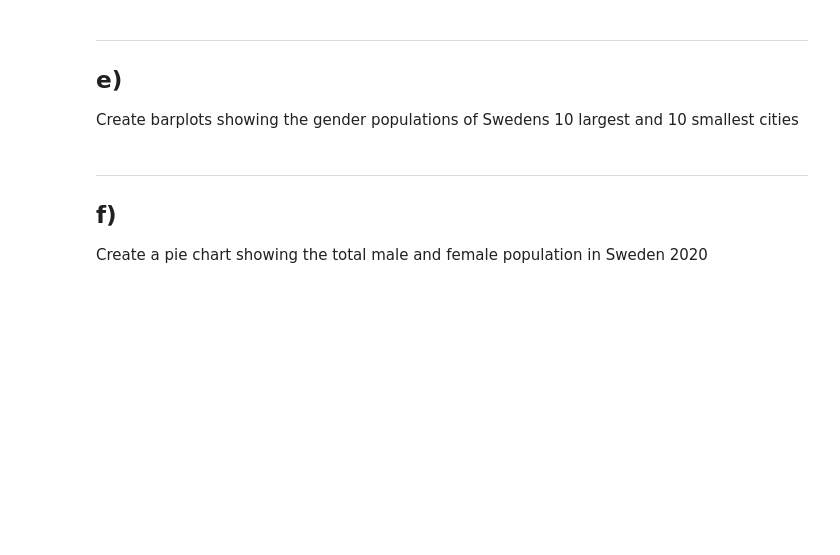
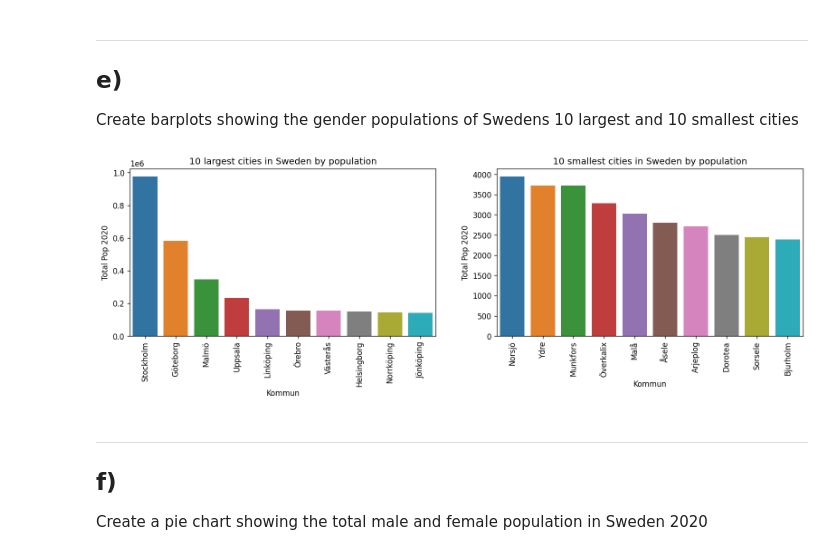
Before and after one commit to Andreas-Svensson/data_processing, a Jupyter notebook: Exercises/E00_pandas_basic_syntax.ipynb, the cells around one changed output. Drawn from its saved outputs; the diff is of its cells as text; code cells hidden in the pictures; blank space fills up the shorter version.

```diff
--- a/Exercises/E00_pandas_basic_syntax.ipynb
+++ b/Exercises/E00_pandas_basic_syntax.ipynb
@@ -265,3 +265,10 @@ for i, (data_frame, title) in enumerate(zip(data_frames, titles)):
 # 3. Cities in Sweden - gender (*)
 We continue with the same Excel-file as in task 2, but now you should also read in the sheets "Kvinnor" and "Män" into two additional DataFrames.
 In this task, many operations are similar to all three datasets, try creating custom made functions to reuse as much code as possible.
+# %%
+file_path = "../Data/komtopp50_2020.xlsx"
+sheet_names = ["Kvinnor", "Män"]
+
+df_dict = pd.read_excel(file_path, sheet_name=sheet_names, header=6) # reading 3 sheets, stored as dict
+
+df_dict["Kvinnor"].head()
@@ -301,3 +339,6 @@ Merge the male and female DataFrames vertically and set index to "Kommun". Note
 |   ...  | ...       | ...  | ...   | ...  | ...    |
 | 288 | Överkalix    |             1559 |             1578 |    -1.20406  | Kvinna |
 | 289 | Övertorneå   |             2027 |             2065 |    -1.84019  | Kvinna |
+# %%
+df_merged = pd.concat((df_dict[sheet] for sheet in df_dict)).drop(["Rang 2020", "Rang 2019"], axis = "columns")
+df_merged[df_merged["Kommun"] == "Ale"]
@@ -313,6 +370,19 @@ Extract and change column name from the total DataFrame so that the head look li
 |  2 | Alvesta  |            20224 |            20134 |           0.447005 |
 |  3 | Aneby    |             6821 |             6848 |          -0.394276 |
 |  4 | Arboga   |            14039 |            14087 |          -0.34074  |
+# %%
+df.rename(
+    columns={
+        "Folkmängd 2020": "Total Pop 2020",
+        "Folkmängd 2019": "Total Pop 2019",
+        "Förändring": "Total Förändring",
+    },
+    inplace=True,
+)
+
+df.drop(["Rang2020", "Rang 2019"], axis="columns", inplace=True)
+
+#df.set_index("Kommun", inplace = True)
 # %% [markdown]
 ---
 ## d)
@@ -325,3 +395,12 @@ Merge this data with the data in b) so that the head look like this: (*)
 | Göteborg  |           292505 |           290308 |     0.756782 | Man    |           583056 |           579281 |           0.65167  |
 | Göteborg  |           290551 |           288973 |     0.546072 | Kvinna |           583056 |           579281 |           0.65167  |
 | Malmö     |           175411 |           173543 |     1.07639  | Kvinna |           347949 |           344166 |           1.09918  |
+# %%
+merges = ["Total Pop 2020", "Total Pop 2019", "Total Förändring"] # columns to merge
+
+for column in merges: # add columns:
+    df_merged[column] = df[column]
+
+df_merged.sort_values(by = "Total Pop 2020", ascending = False, inplace = True) # sort to match example output
+
+df_merged.head()
@@ -329,6 +415,20 @@ Merge this data with the data in b) so that the head look like this: (*)
 ---
 ## e)
 Create barplots showing the gender populations of Swedens 10 largest and 10 smallest cities
+# %%
+fig, axes = plt.subplots(1, 2, figsize=(16, 4), dpi=120)
+titles = [
+    "10 largest cities in Sweden by population",
+    "10 smallest cities in Sweden by population",
+]
+data_frames = [df_merged.head(20), df_merged.tail(20)]
+
+for i, data in enumerate(data_frames):
+    sns.barplot(data=data, x="Kommun", y="Total Pop 2020", ax=axes[i])
+    axes[i].set_xticklabels(axes[i].get_xticklabels(), rotation=90)
+    axes[i].set_title(titles[i])
+# %% [output]
+[figure, added]
 # %% [markdown]
 ---
 ## f)
```
Also changed, not shown: parts of 8 cells of this notebook.
